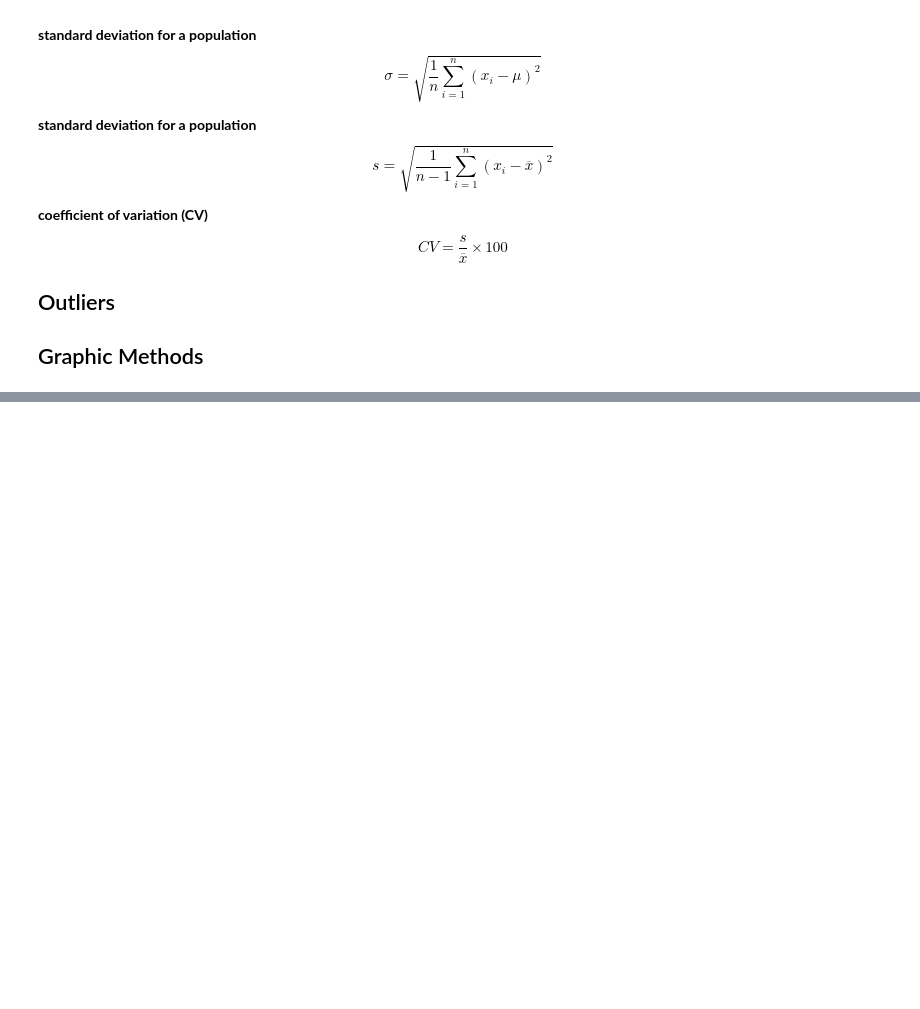
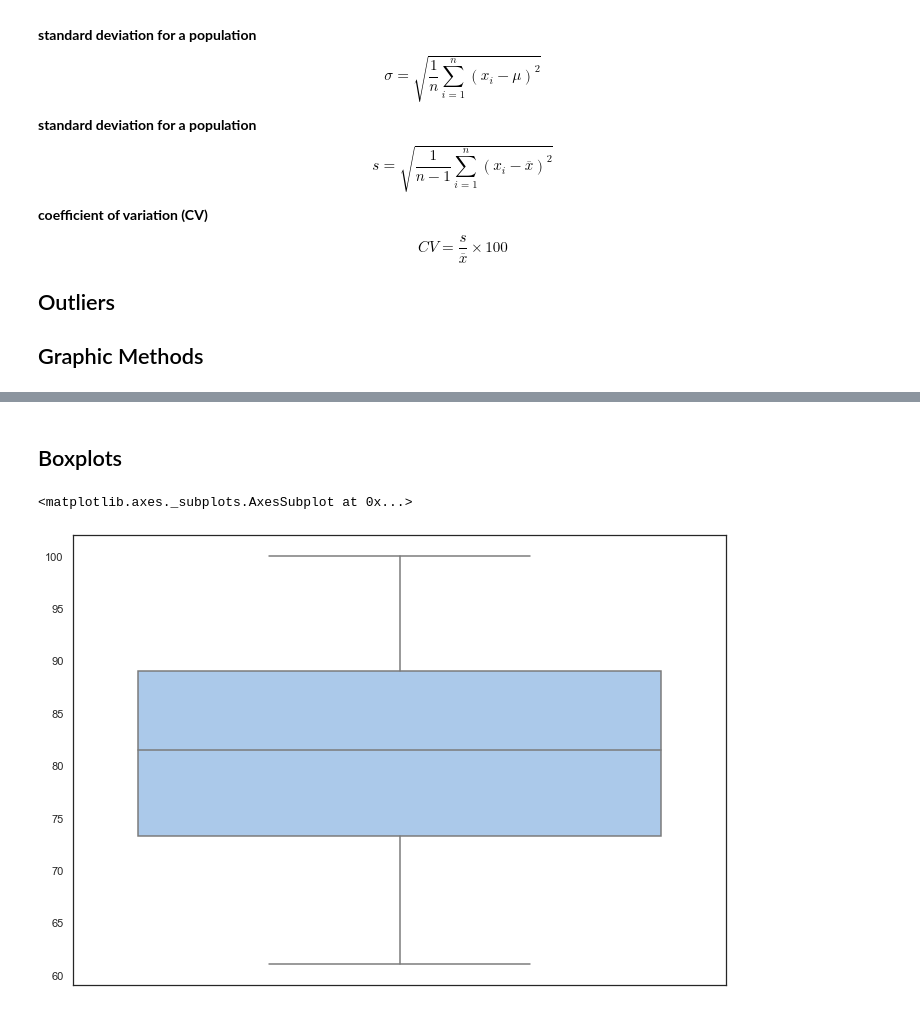
Before and after one commit to ccentola/python-stats, a Jupyter notebook: 04_descriptive_statistics.ipynb, the cells around one changed output, grey strips where cells are left out. Cells and saved outputs as stored; diff of their text form; code cells hidden in the pictures; blank space fills up the shorter version.

```diff
--- a/04_descriptive_statistics.ipynb
+++ b/04_descriptive_statistics.ipynb
@@ -79,0 +139,14 @@ $$
+# %% [markdown]
+## Boxplots
+# %%
+# boxplot
+grades = [
+    61, 64, 68, 70, 70, 71, 73, 74, 74,
+    76, 79, 80, 80, 83, 84, 84, 87, 89,
+    89, 89, 90,92, 95, 95, 98, 100
+]
+
+sns.boxplot(grades,orient='v',palette='pastel')
+# %% [output]
+<matplotlib.axes._subplots.AxesSubplot at 0x...>
+[figure, added]
```
Also changed, not shown: parts of 12 cells of this notebook.
